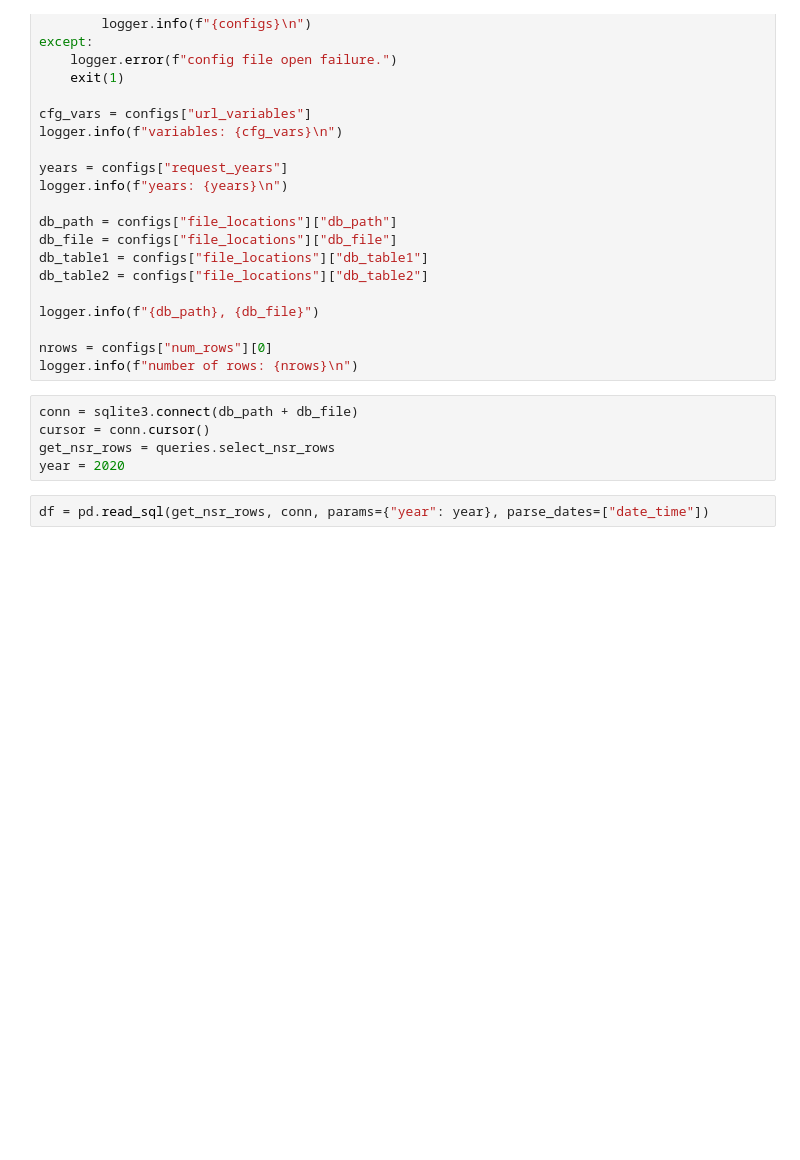
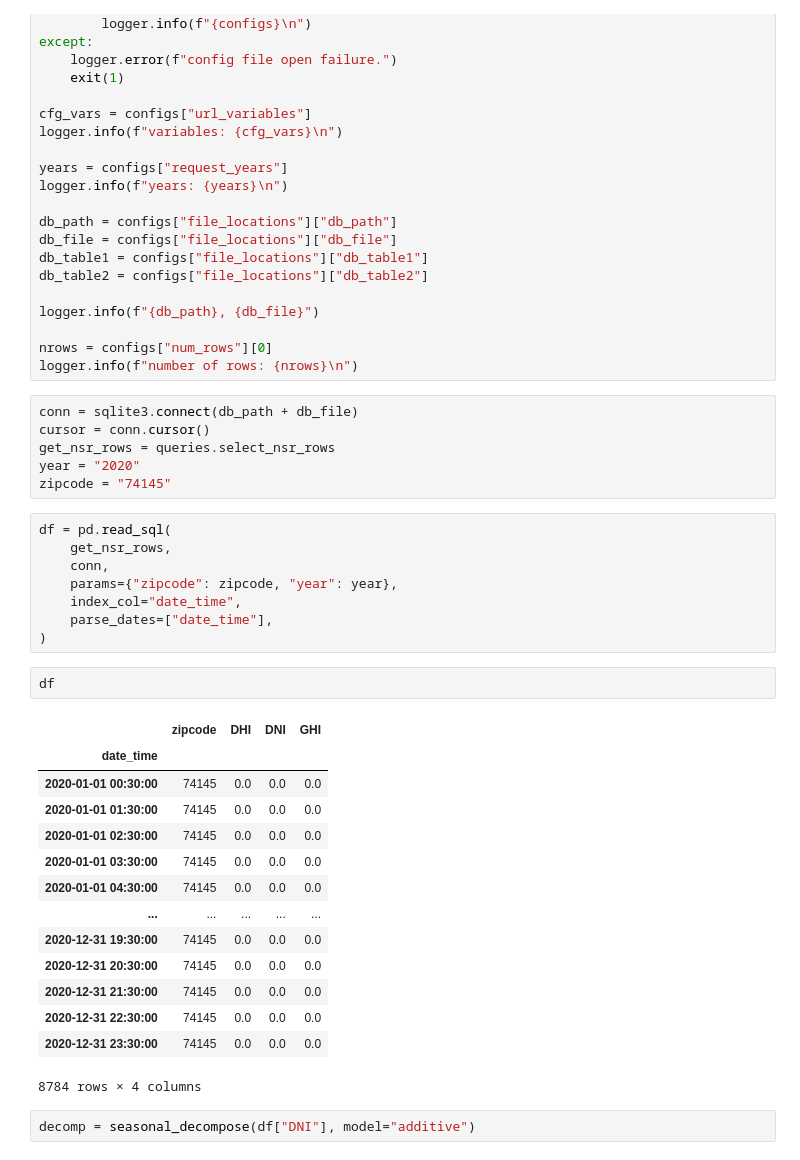
Before and after one commit to gamyers/solar-697, a Jupyter notebook: gm/notebooks/tseries1.ipynb, the cells around one changed output. Drawn from its saved outputs; the diff is of its cells as text; blank space fills up the shorter version.

```diff
--- a/gm/notebooks/tseries1.ipynb
+++ b/gm/notebooks/tseries1.ipynb
@@ -50,6 +52,32 @@ logger.info(f"number of rows: {nrows}\n")
 conn = sqlite3.connect(db_path + db_file)
 cursor = conn.cursor()
 get_nsr_rows = queries.select_nsr_rows
-year = 2020
+year = "2020"
+zipcode = "74145"
 # %%
-df = pd.read_sql(get_nsr_rows, conn, params={"year": year}, parse_dates=["date_time"])
+df = pd.read_sql(
+    get_nsr_rows,
+    conn,
+    params={"zipcode": zipcode, "year": year},
+    index_col="date_time",
+    parse_dates=["date_time"],
+)
+# %%
+df
+# %% [output]
+|  | zipcode | DHI | DNI | GHI |
+| date_time |  |  |  |  |
+| 2020-01-01 00:30:00 | 74145 | 0.0 | 0.0 | 0.0 |
+| 2020-01-01 01:30:00 | 74145 | 0.0 | 0.0 | 0.0 |
+| 2020-01-01 02:30:00 | 74145 | 0.0 | 0.0 | 0.0 |
+| 2020-01-01 03:30:00 | 74145 | 0.0 | 0.0 | 0.0 |
+| 2020-01-01 04:30:00 | 74145 | 0.0 | 0.0 | 0.0 |
+| ... | ... | ... | ... | ... |
+| 2020-12-31 19:30:00 | 74145 | 0.0 | 0.0 | 0.0 |
+| 2020-12-31 20:30:00 | 74145 | 0.0 | 0.0 | 0.0 |
+| 2020-12-31 21:30:00 | 74145 | 0.0 | 0.0 | 0.0 |
+| 2020-12-31 22:30:00 | 74145 | 0.0 | 0.0 | 0.0 |
+| 2020-12-31 23:30:00 | 74145 | 0.0 | 0.0 | 0.0 |
+8784 rows × 4 columns
+# %%
+decomp = seasonal_decompose(df["DNI"], model="additive")
```
Also changed, not shown: parts of 3 cells of this notebook, 1 other file.
